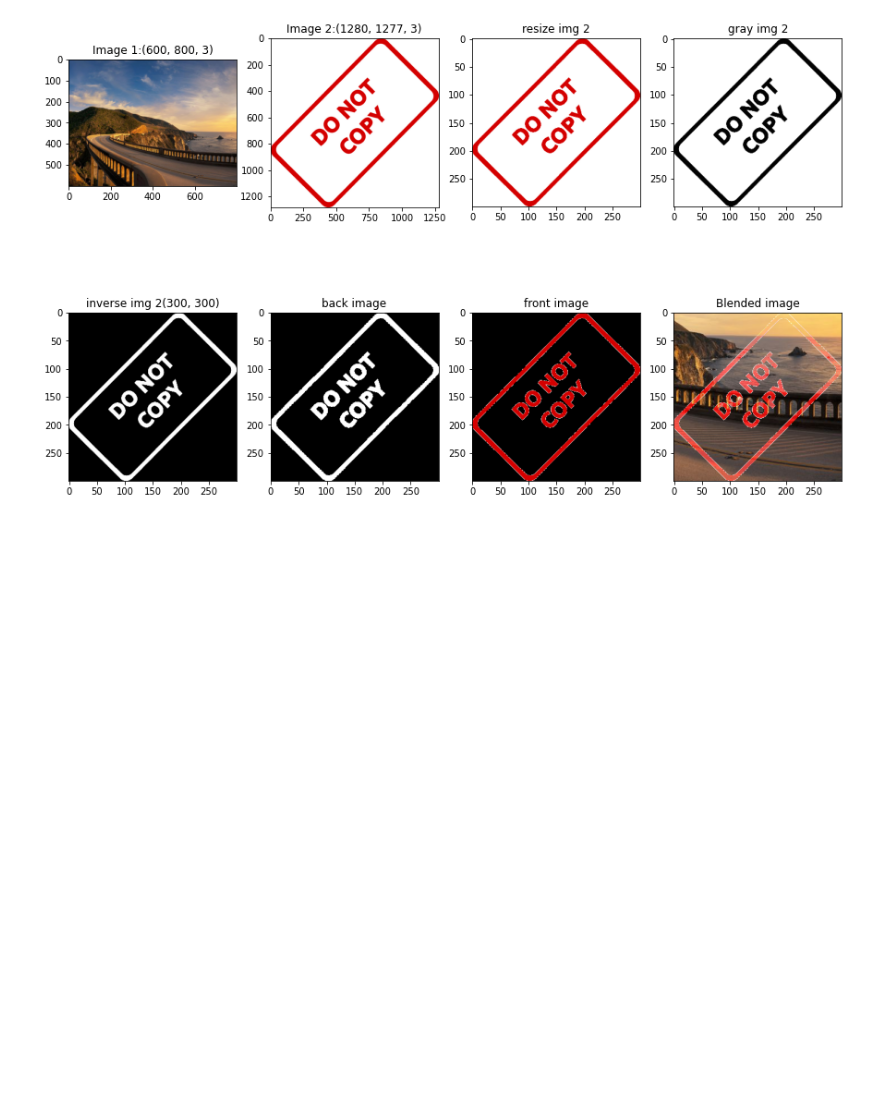
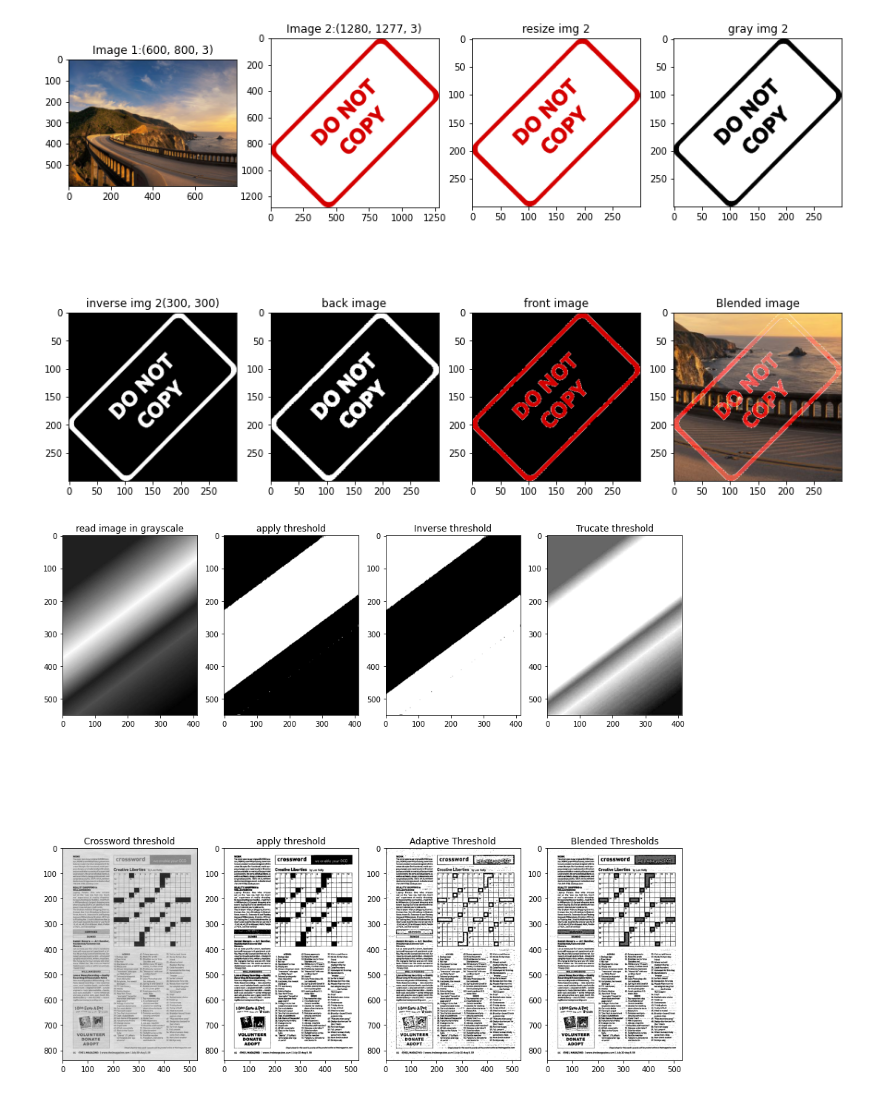
Before and after one commit to faranak5171/Computer-Vision-Projects, a Jupyter notebook: basic/Image_Processing_Methods.ipynb, the cells around one changed output. Drawn from its saved outputs; the diff is of its cells as text; code cells hidden in the pictures; blank space fills up the shorter version.

Commit message:
threshold method

```diff
--- a/basic/Image_Processing_Methods.ipynb
+++ b/basic/Image_Processing_Methods.ipynb
@@ -197,3 +195,49 @@ ax.set_title(f"Blended image")
 # %% [output]
 Text(0.5, 1.0, 'Blended image')
 [figure]
+# %%
+# Threshold method
+fig = plt.figure(figsize=(15,15))
+rows = 2
+cols = 4
+
+def show_pic(num,img,title):
+  ax = fig.add_subplot(rows, cols, num)
+  ax.imshow(img, cmap='gray')
+  ax.set_title(title)
+
+
+# read an image in grayscale mode
+img = cv2.imread('rainbow.jpg', 0)
+show_pic(1,img,'read image in grayscale')
+
+# apply fix-level threshold
+ret, thresh1 = cv2.threshold(img, 127, 255, cv2.THRESH_BINARY)
+show_pic(2,thresh1,'apply threshold')
+
+# Inverse Threshold
+ret, thresh1 = cv2.threshold(img, 127, 255, cv2.THRESH_BINARY_INV)
+show_pic(3,thresh1,'Inverse threshold')
+
+# Trucate Threshold
+ret, thresh1 = cv2.threshold(img, 127, 255, cv2.THRESH_TRUNC)
+show_pic(4,thresh1,'Trucate threshold')
+
+# Real world image
+img2 = cv2.imread('crossword.jpg',0)
+show_pic(5,img2,'Crossword threshold')
+
+# Real world image
+ret, th1 = cv2.threshold(img2,180,255, cv2.THRESH_BINARY)
+show_pic(6,th1,'apply threshold')
+
+# Automatically find best threshold value
+th2 = cv2.adaptiveThreshold(img2, 255, cv2.ADAPTIVE_THRESH_MEAN_C, cv2.THRESH_BINARY,11,8)
+show_pic(7,th2, 'Adaptive Threshold')
+
+
+# Blend achieved threshold to get better result
+blended = cv2.addWeighted(src1=th1, alpha=0.6, src2=th2, beta=0.4, gamma=0)
+show_pic(8, blended,'Blended Thresholds')
+# %% [output]
+[figure, added]
```
Also changed, not shown: parts of 2 cells of this notebook.
